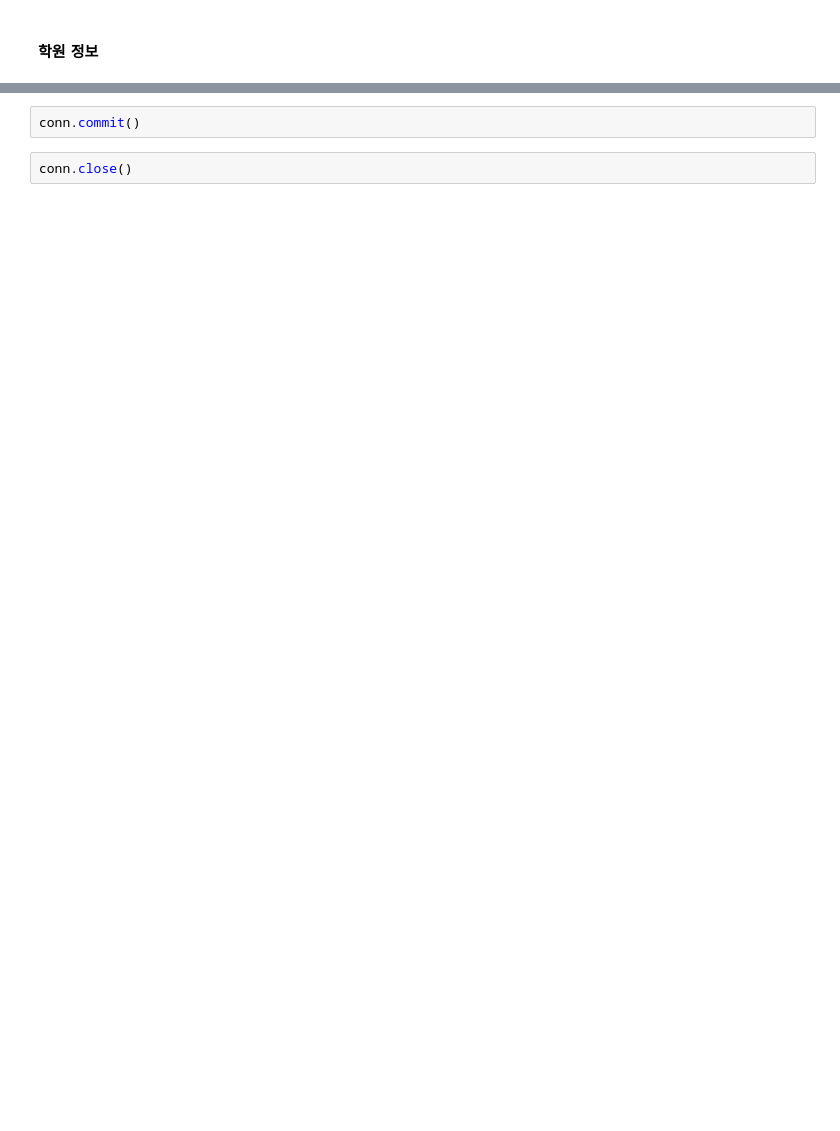
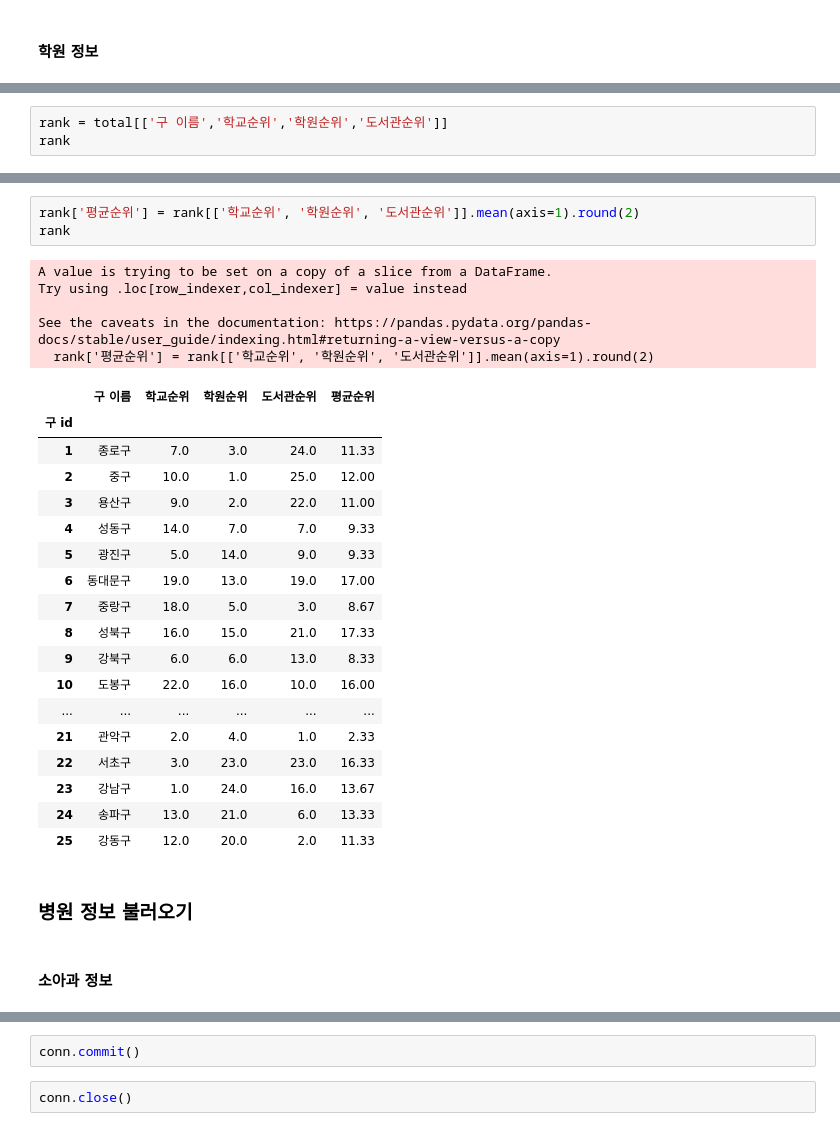
Before and after one commit to addinedu-ros-9th/eda-repo-2, a Jupyter notebook: data_analysis/rank.ipynb, the cells around one changed output, grey strips where cells are left out. Saved outputs shown, nothing was run; the diff lists cells and outputs as text; blank space fills up the shorter version.

```diff
--- a/data_analysis/rank.ipynb
+++ b/data_analysis/rank.ipynb
@@ -78,0 +254,3 @@ academy.head()
+# %%
+rank = total[['구 이름','학교순위','학원순위','도서관순위']]
+rank
@@ -78,0 +276,31 @@ academy.head()
+# %%
+rank['평균순위'] = rank[['학교순위', '학원순위', '도서관순위']].mean(axis=1).round(2)
+rank
+# %% [output]
+A value is trying to be set on a copy of a slice from a DataFrame.
+Try using .loc[row_indexer,col_indexer] = value instead
+
+See the caveats in the documentation: https://pandas.pydata.org/pandas-docs/stable/user_guide/indexing.html#returning-a-view-versus-a-copy
+  rank['평균순위'] = rank[['학교순위', '학원순위', '도서관순위']].mean(axis=1).round(2)
+|  | 구 이름 | 학교순위 | 학원순위 | 도서관순위 | 평균순위 |
+| 구 id |  |  |  |  |  |
+| 1 | 종로구 | 7.0 | 3.0 | 24.0 | 11.33 |
+| 2 | 중구 | 10.0 | 1.0 | 25.0 | 12.00 |
+| 3 | 용산구 | 9.0 | 2.0 | 22.0 | 11.00 |
+| 4 | 성동구 | 14.0 | 7.0 | 7.0 | 9.33 |
+| 5 | 광진구 | 5.0 | 14.0 | 9.0 | 9.33 |
+| 6 | 동대문구 | 19.0 | 13.0 | 19.0 | 17.00 |
+| 7 | 중랑구 | 18.0 | 5.0 | 3.0 | 8.67 |
+| 8 | 성북구 | 16.0 | 15.0 | 21.0 | 17.33 |
+| 9 | 강북구 | 6.0 | 6.0 | 13.0 | 8.33 |
+| 10 | 도봉구 | 22.0 | 16.0 | 10.0 | 16.00 |
+| ... | ... | ... | ... | ... | ... |
+| 21 | 관악구 | 2.0 | 4.0 | 1.0 | 2.33 |
+| 22 | 서초구 | 3.0 | 23.0 | 23.0 | 16.33 |
+| 23 | 강남구 | 1.0 | 24.0 | 16.0 | 13.67 |
+| 24 | 송파구 | 13.0 | 21.0 | 6.0 | 13.33 |
+| 25 | 강동구 | 12.0 | 20.0 | 2.0 | 11.33 |
+# %% [markdown]
+### 병원 정보 불러오기
+# %% [markdown]
+#### 소아과 정보
```
Also changed, not shown: parts of 16 cells of this notebook, 1 other file.
